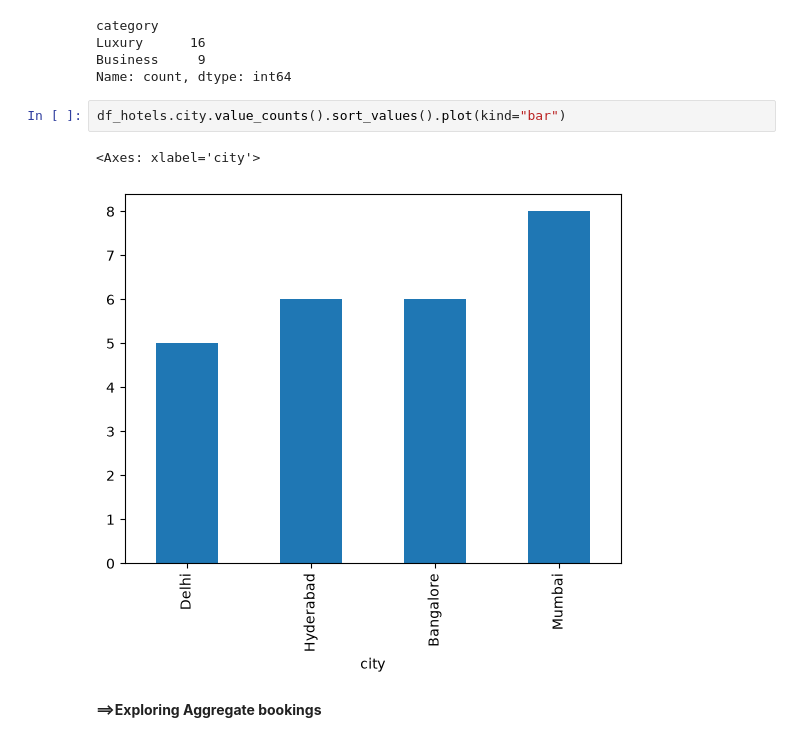
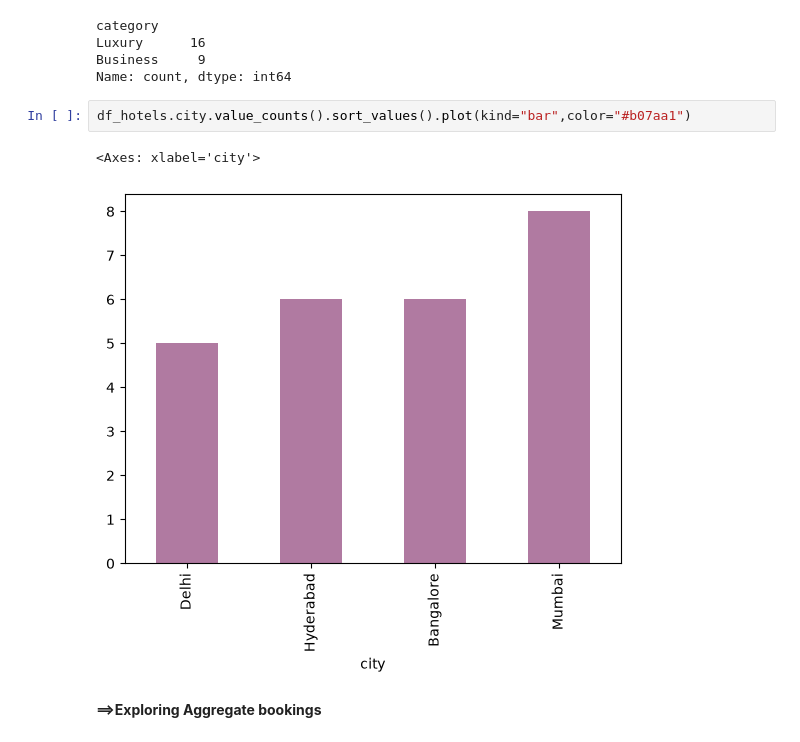
Before and after one commit to dataanalystanjali/Hospitality-Data-Analysis-Python, a Jupyter notebook: notebooks/hospitality_EDA.ipynb, the cells around one changed output. Saved outputs shown, nothing was run; the diff lists cells and outputs as text.

```diff
--- a/notebooks/hospitality_EDA.ipynb
+++ b/notebooks/hospitality_EDA.ipynb
@@ -98,10 +98,10 @@ Luxury      16
 Business     9
 Name: count, dtype: int64
 # %%
-df_hotels.city.value_counts().sort_values().plot(kind="bar")
+df_hotels.city.value_counts().sort_values().plot(kind="bar",color="#b07aa1")
 # %% [output]
 <Axes: xlabel='city'>
-[figure, old version]
+[figure, new version]
 # %% [markdown]
 **==>Exploring Aggregate bookings**
 # %%
```
Also changed, not shown: parts of 12 cells of this notebook.
